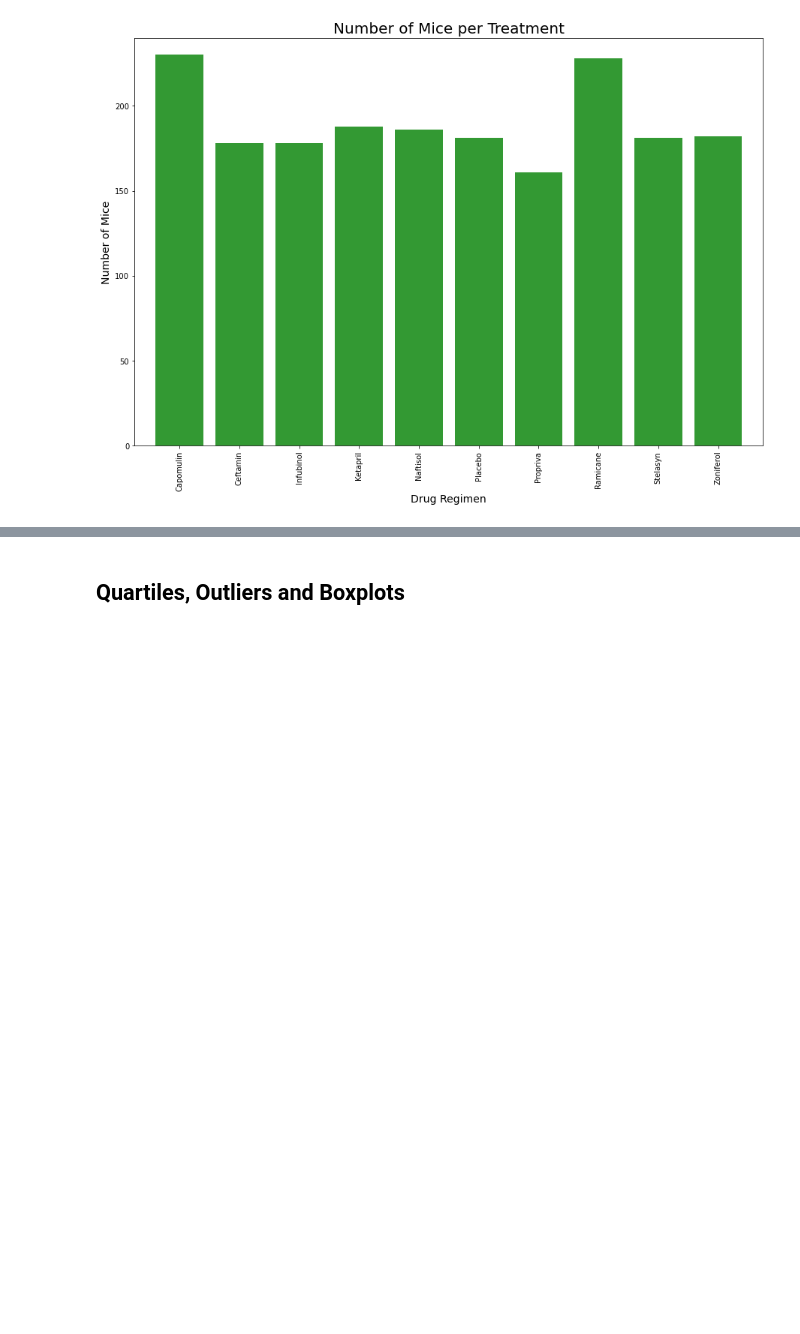
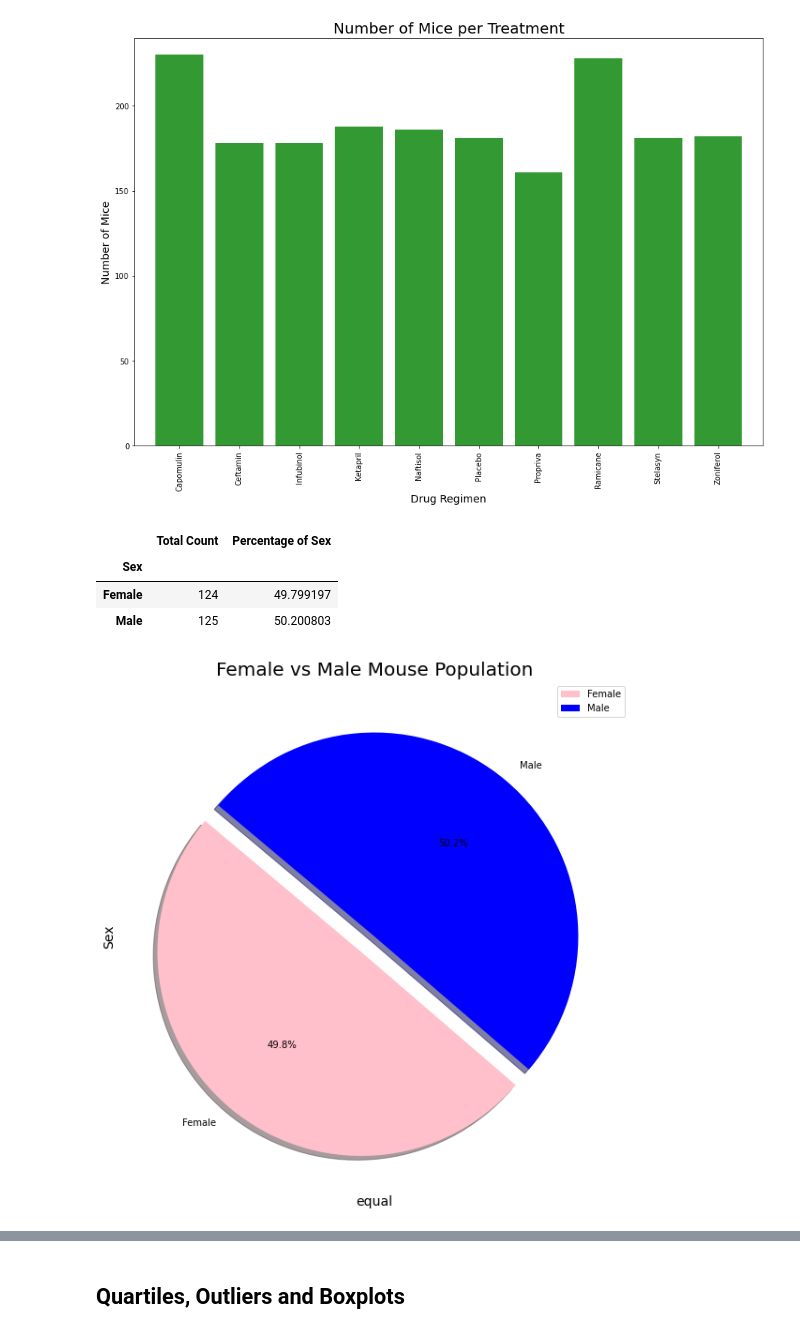
Before and after one commit to nlepley1230/Matplotlib-Homework---The-Power-of-Plots, a Jupyter notebook: Pymaceuticals/pymaceuticals_starter.ipynb, the cells around one changed output, grey strips where cells are left out. Saved outputs shown, nothing was run; the diff lists cells and outputs as text; code cells hidden in the pictures; blank space fills up the shorter version.

Commit message:
Pie Charts.

```diff
--- a/Pymaceuticals/pymaceuticals_starter.ipynb
+++ b/Pymaceuticals/pymaceuticals_starter.ipynb
@@ -207,0 +204,36 @@ Text(0, 0.5, 'Number of Mice')
+# %%
+gender_groupby = mouse_study_combined.groupby(["Mouse ID","Sex"])
+gender_groupby
+gender_df = pd.DataFrame(gender_groupby.size())
+
+mouse_gender = pd.DataFrame(gender_df.groupby(["Sex"]).count())
+mouse_gender.columns = ["Total Count"]
+
+mouse_gender["Percentage of Sex"] = (100*(mouse_gender["Total Count"]/mouse_gender["Total Count"].sum()))
+mouse_gender["Percentage of Sex"] = mouse_gender["Percentage of Sex"]
+
+mouse_gender
+# %% [output]
+|  | Total Count | Percentage of Sex |
+| Sex |  |  |
+| Female | 124 | 49.799197 |
+| Male | 125 | 50.200803 |
+# %%
+# Generate a pie plot showing the distribution of female versus male mice using Pandas
+colors = ['pink', 'blue']
+explode = (0.1, 0)
+plot = mouse_gender.plot.pie(y ='Total Count',
+                             figsize = (15,10),
+                             colors = colors,
+                             startangle = 140,
+                             explode = explode,
+                             shadow = True,
+                             autopct = "%1.1f%%")
+
+plt.title('Female vs Male Mouse Population', fontsize = 20)
+plt.ylabel('Sex', fontsize = 14)
+plt.xlabel('equal', fontsize = 14)
+
+plt.show()
+# %% [output]
+[figure, added]
```
Also changed, not shown: parts of 4 cells of this notebook.
